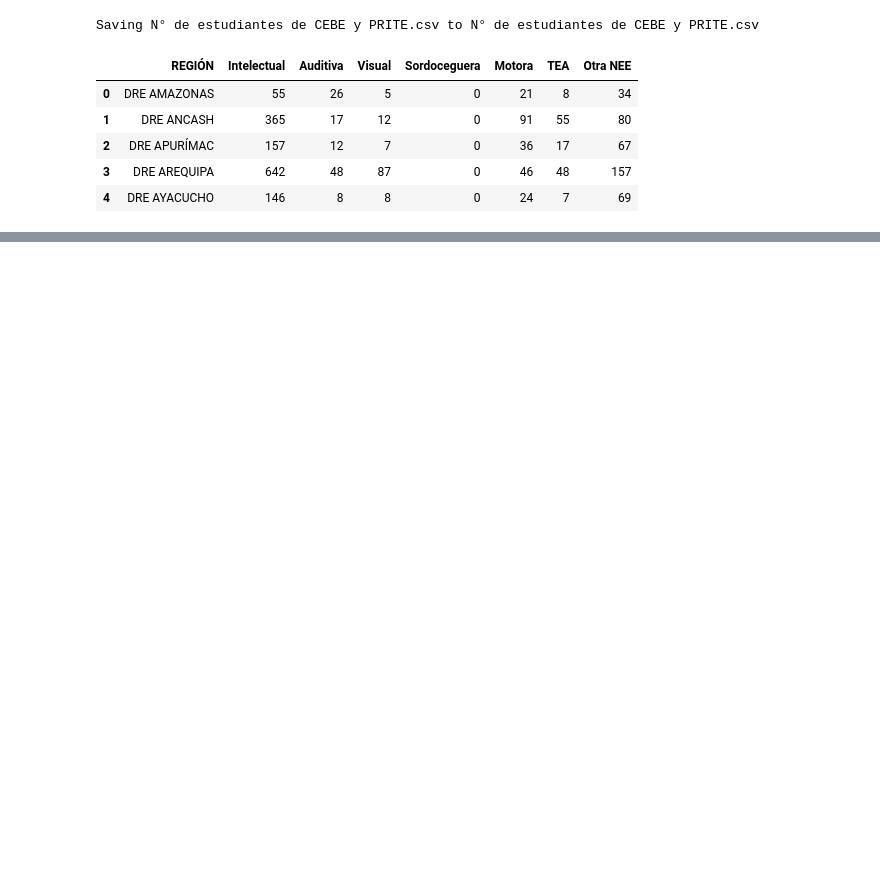
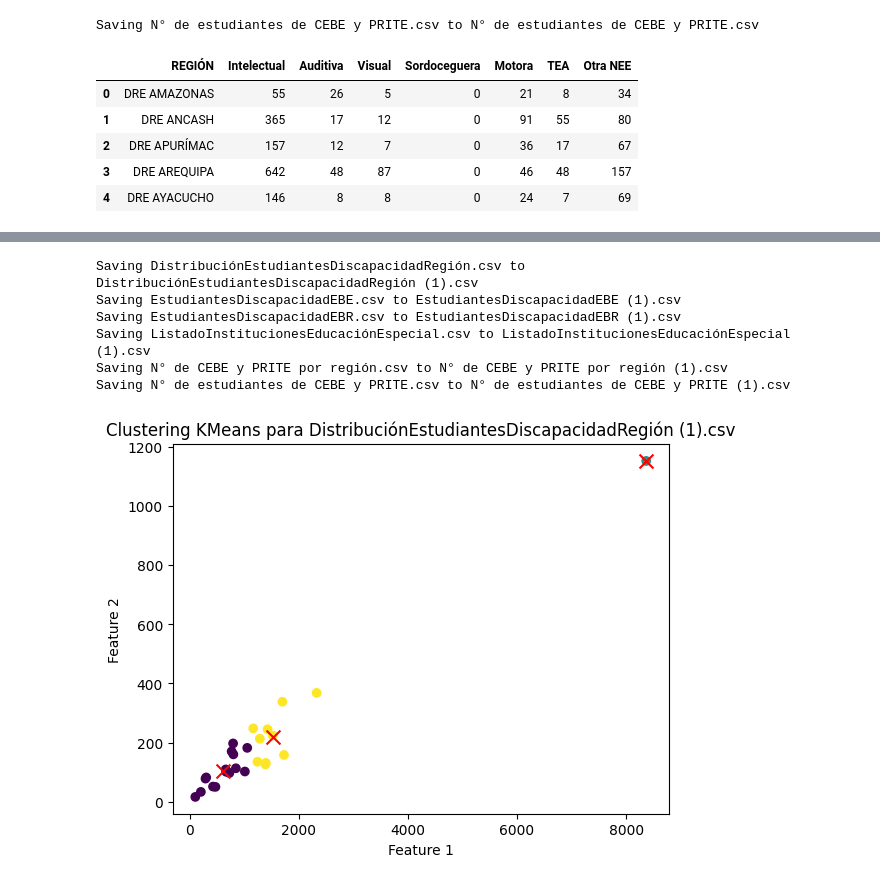
Before and after one commit to ParisLorenzo/TF_SistemasInteligentes, a Jupyter notebook: TF_SistemasInteligentes.ipynb, the cells around one changed output, grey strips where cells are left out. Drawn from its saved outputs; the diff is of its cells as text; code cells hidden in the pictures; blank space fills up the shorter version.

Commit message:
Se añadió el código para el Clustering KMeans

```diff
--- a/TF_SistemasInteligentes.ipynb
+++ b/TF_SistemasInteligentes.ipynb
@@ -125,3 +125,47 @@ df.head()
 | 2 | DRE APURÍMAC | 157 | 12 | 7 | 0 | 36 | 17 | 67 |
 | 3 | DRE AREQUIPA | 642 | 48 | 87 | 0 | 46 | 48 | 157 |
 | 4 | DRE AYACUCHO | 146 | 8 | 8 | 0 | 24 | 7 | 69 |
+# %%
+from sklearn.cluster import KMeans
+import matplotlib.pyplot as plt
+import pandas as pd
+
+# Suponiendo que este código está dentro de un bucle o una función para procesar múltiples archivos
+uploaded = files.upload() # Assuming 'files' is defined and the upload function is available
+
+try:
+    # Try reading with semicolon delimiter first
+    df = pd.read_csv(next(iter(uploaded)), encoding='latin1', sep=';')
+except UnicodeDecodeError:
+    df = pd.read_csv(next(iter(uploaded)), encoding='iso-8859-1', sep=';')
+
+# Eliminar cualquier columna no numérica si es necesario
+df = df.select_dtypes(include=['number'])
+
+# Instanciar el modelo KMeans
+kmeans = KMeans(n_clusters=3)  # Número de clusters
+
+# Ajustar el modelo
+kmeans.fit(df)
+
+# Obtener los centroides de los clusters
+centroides = kmeans.cluster_centers_
+
+# Predecir los clusters para cada punto de datos
+clusters = kmeans.predict(df)
+
+# Añadir la columna 'cluster' al DataFrame original
+df['cluster'] = clusters
+
+# Guardar el DataFrame con la columna 'cluster'
+df.to_csv(f'{archivo.split(".")[0]}_clusters.csv', index=False)
+
+# Visualizar los centroides y los puntos de datos
+# (Asegúrate de seleccionar columnas numéricas para la visualización)
+plt.scatter(df.iloc[:, 0], df.iloc[:, 1], c=clusters, cmap='viridis')
+plt.scatter(centroides[:, 0], centroides[:, 1], marker='x', s=100, c='red')
+plt.title(f'Clustering KMeans para {archivo}')
+plt.xlabel('Feature 1')
+plt.ylabel('Feature 2')
+plt.show()
+# %% [output]
@@ -127,0 +173,7 @@ df.head()
+Saving DistribuciónEstudiantesDiscapacidadRegión.csv to DistribuciónEstudiantesDiscapacidadRegión (1).csv
+Saving EstudiantesDiscapacidadEBE.csv to EstudiantesDiscapacidadEBE (1).csv
+Saving EstudiantesDiscapacidadEBR.csv to EstudiantesDiscapacidadEBR (1).csv
+Saving ListadoInstitucionesEducaciónEspecial.csv to ListadoInstitucionesEducaciónEspecial (1).csv
+Saving N° de CEBE y PRITE por región.csv to N° de CEBE y PRITE por región (1).csv
+Saving N° de estudiantes de CEBE y PRITE.csv to N° de estudiantes de CEBE y PRITE (1).csv
+[figure, added]
```
Also changed, not shown: parts of 1 cell of this notebook.
